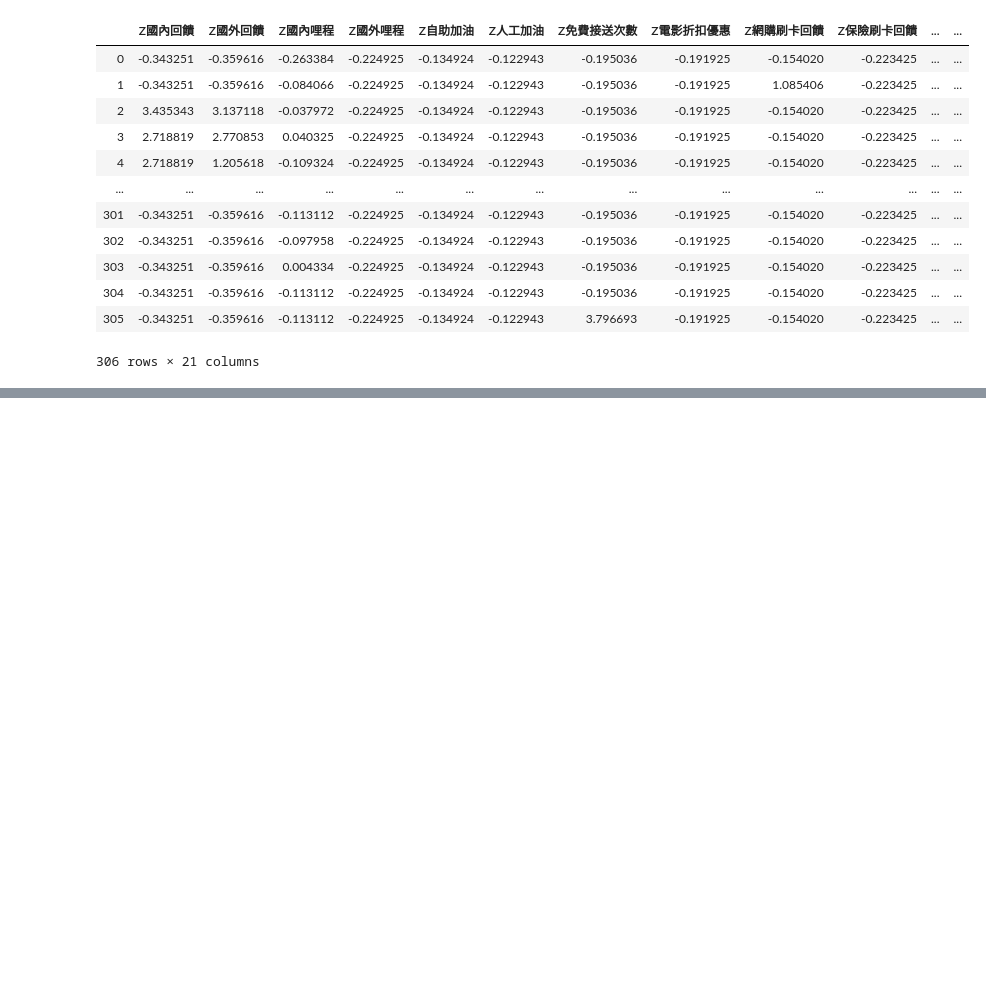
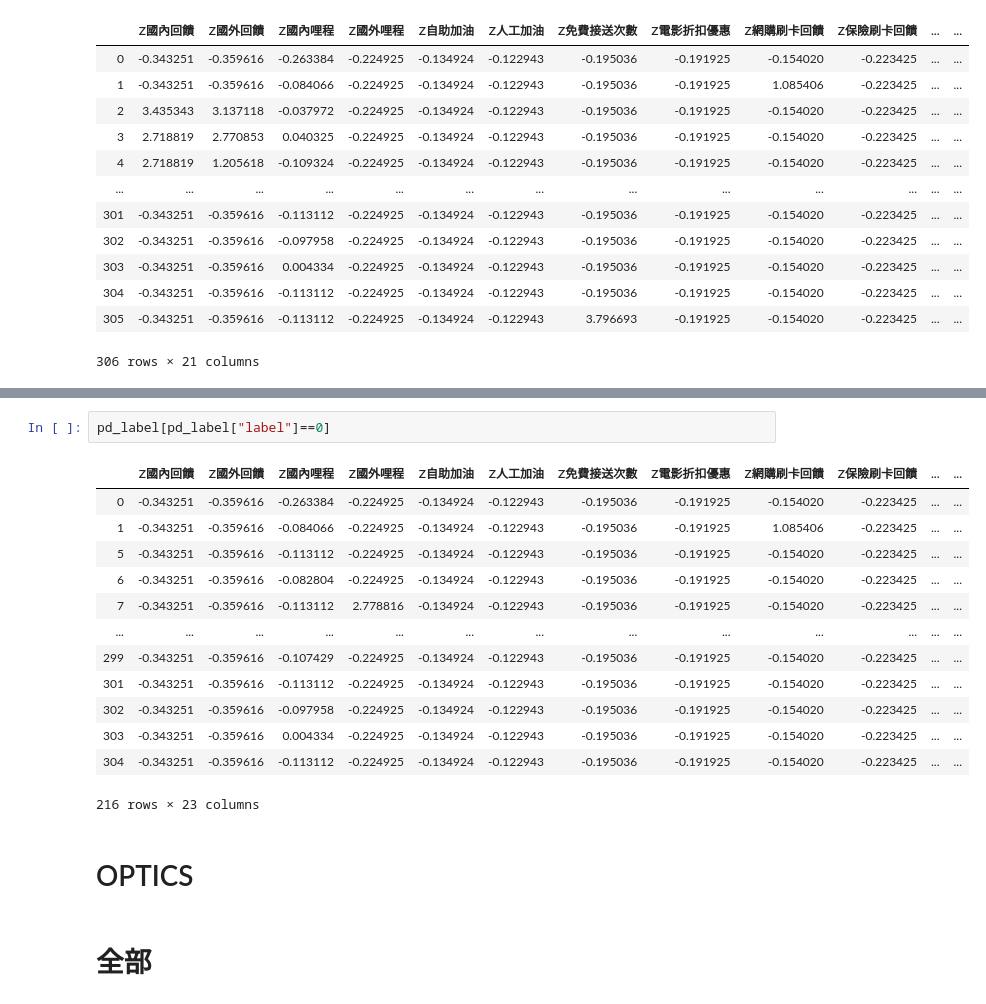
Before and after one commit to ShengHsiang-Kao/DB104, a Jupyter notebook: card_cluster/card_cluster.ipynb, the cells around one changed output, grey strips where cells are left out. Cells and saved outputs as stored; diff of their text form; blank space fills up the shorter version.

```diff
--- a/card_cluster/card_cluster.ipynb
+++ b/card_cluster/card_cluster.ipynb
@@ -339,0 +395,20 @@ len(pd_label[pd_label["label"]==1])
+# %%
+pd_label[pd_label["label"]==0]
+# %% [output]
+|  | Z國內回饋 | Z國外回饋 | Z國內哩程 | Z國外哩程 | Z自助加油 | Z人工加油 | Z免費接送次數 | Z電影折扣優惠 | Z網購刷卡回饋 | Z保險刷卡回饋 | ... | ... |
+| 0 | -0.343251 | -0.359616 | -0.263384 | -0.224925 | -0.134924 | -0.122943 | -0.195036 | -0.191925 | -0.154020 | -0.223425 | ... | ... |
+| 1 | -0.343251 | -0.359616 | -0.084066 | -0.224925 | -0.134924 | -0.122943 | -0.195036 | -0.191925 | 1.085406 | -0.223425 | ... | ... |
+| 5 | -0.343251 | -0.359616 | -0.113112 | -0.224925 | -0.134924 | -0.122943 | -0.195036 | -0.191925 | -0.154020 | -0.223425 | ... | ... |
+| 6 | -0.343251 | -0.359616 | -0.082804 | -0.224925 | -0.134924 | -0.122943 | -0.195036 | -0.191925 | -0.154020 | -0.223425 | ... | ... |
+| 7 | -0.343251 | -0.359616 | -0.113112 | 2.778816 | -0.134924 | -0.122943 | -0.195036 | -0.191925 | -0.154020 | -0.223425 | ... | ... |
+| ... | ... | ... | ... | ... | ... | ... | ... | ... | ... | ... | ... | ... |
+| 299 | -0.343251 | -0.359616 | -0.107429 | -0.224925 | -0.134924 | -0.122943 | -0.195036 | -0.191925 | -0.154020 | -0.223425 | ... | ... |
+| 301 | -0.343251 | -0.359616 | -0.113112 | -0.224925 | -0.134924 | -0.122943 | -0.195036 | -0.191925 | -0.154020 | -0.223425 | ... | ... |
+| 302 | -0.343251 | -0.359616 | -0.097958 | -0.224925 | -0.134924 | -0.122943 | -0.195036 | -0.191925 | -0.154020 | -0.223425 | ... | ... |
+| 303 | -0.343251 | -0.359616 | 0.004334 | -0.224925 | -0.134924 | -0.122943 | -0.195036 | -0.191925 | -0.154020 | -0.223425 | ... | ... |
+| 304 | -0.343251 | -0.359616 | -0.113112 | -0.224925 | -0.134924 | -0.122943 | -0.195036 | -0.191925 | -0.154020 | -0.223425 | ... | ... |
+216 rows × 23 columns
+# %% [markdown]
+# OPTICS
+# %% [markdown]
+# 全部
```
Also changed, not shown: parts of 11 cells of this notebook.
